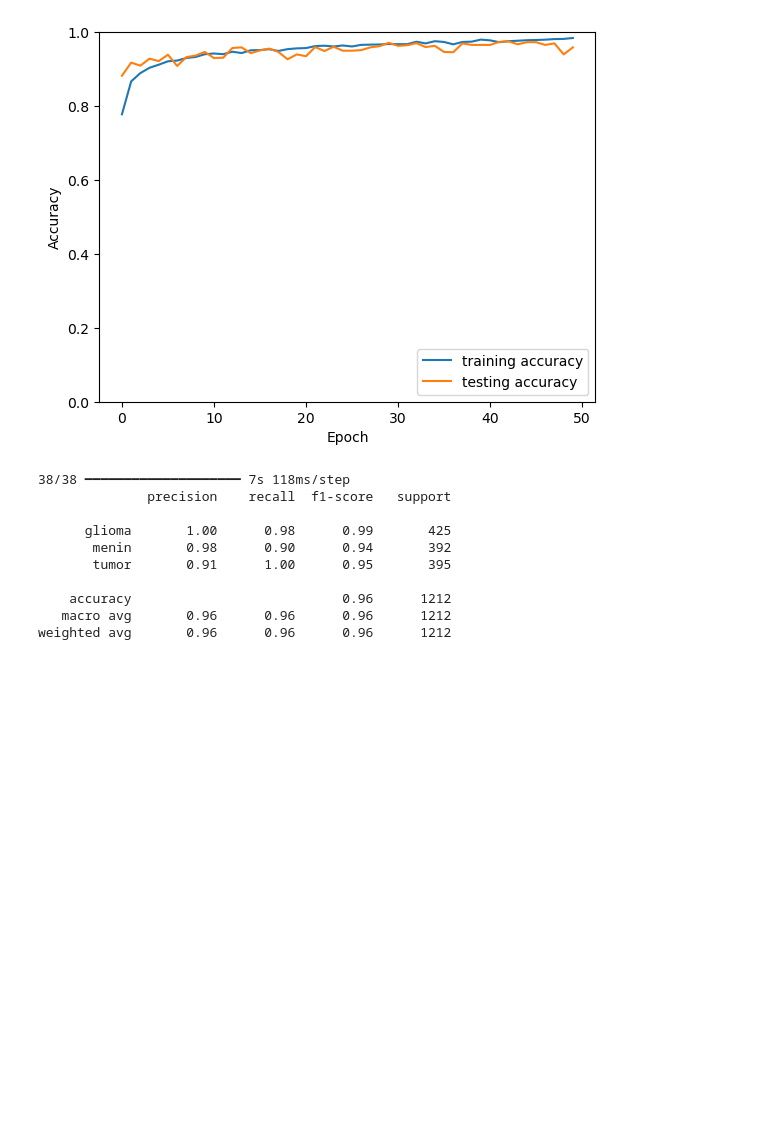
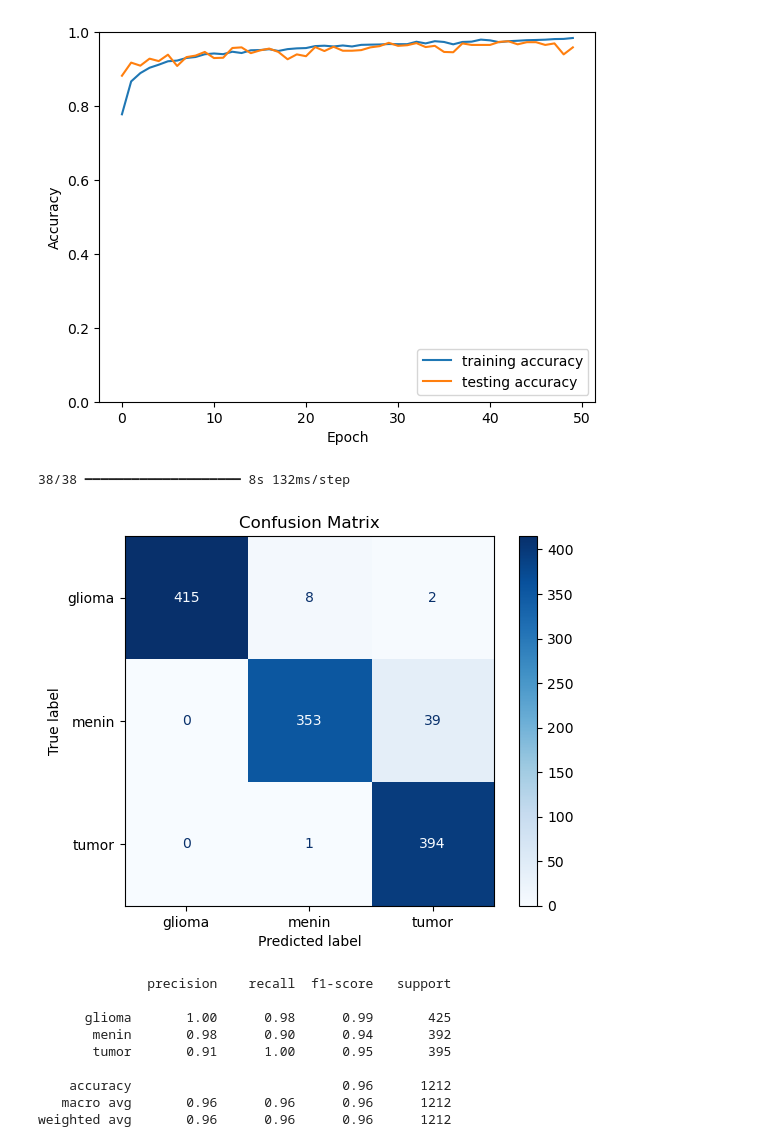
Before and after one commit to HazenKellner05/CS3540-Tumor-Classifier, a Jupyter notebook: MobileNetV2WithAdditionalLayer.ipynb, the cells around one changed output. Drawn from its saved outputs; the diff is of its cells as text; code cells hidden in the pictures; blank space fills up the shorter version.

Commit message:
added confusion matrix

```diff
--- a/MobileNetV2WithAdditionalLayer.ipynb
+++ b/MobileNetV2WithAdditionalLayer.ipynb
@@ -224,23 +224,32 @@ Epoch 50/50
 accuracy on test dataset:  0.9587458968162537
 [figure]
 # %%
-from sklearn.metrics import classification_report
+from sklearn.metrics import classification_report, confusion_matrix, ConfusionMatrixDisplay
+
 
 # Make predictions on the test data
 y_pred_probs = model.predict(x_test)
 y_pred = np.argmax(y_pred_probs, axis=1)
 
+cm = confusion_matrix(y_test_encoded, y_pred)
+
+disp = ConfusionMatrixDisplay(confusion_matrix=cm, display_labels=class_names)
+disp.plot(cmap=plt.cm.Blues)
+plt.title("Confusion Matrix")
+plt.show()
+
 # Generate classification report
 report = classification_report(y_test, y_pred, target_names=class_names)
 print(report)
 # %% [output]
-38/38 ━━━━━━━━━━━━━━━━━━━━ 7s 118ms/step
-              precision    recall  f1-score   support
-
-      glioma       1.00      0.98      0.99       425
-       menin       0.98      0.90      0.94       392
-       tumor       0.91      1.00      0.95       395
-
-    accuracy                           0.96      1212
-   macro avg       0.96      0.96      0.96      1212
-weighted avg       0.96      0.96      0.96      1212
+38/38 ━━━━━━━━━━━━━━━━━━━━ 8s 132ms/step
+[figure, added]
+              precision    recall  f1-score   support
+
+      glioma       1.00      0.98      0.99       425
+       menin       0.98      0.90      0.94       392
+       tumor       0.91      1.00      0.95       395
+
+    accuracy                           0.96      1212
+   macro avg       0.96      0.96      0.96      1212
+weighted avg       0.96      0.96      0.96      1212
```
